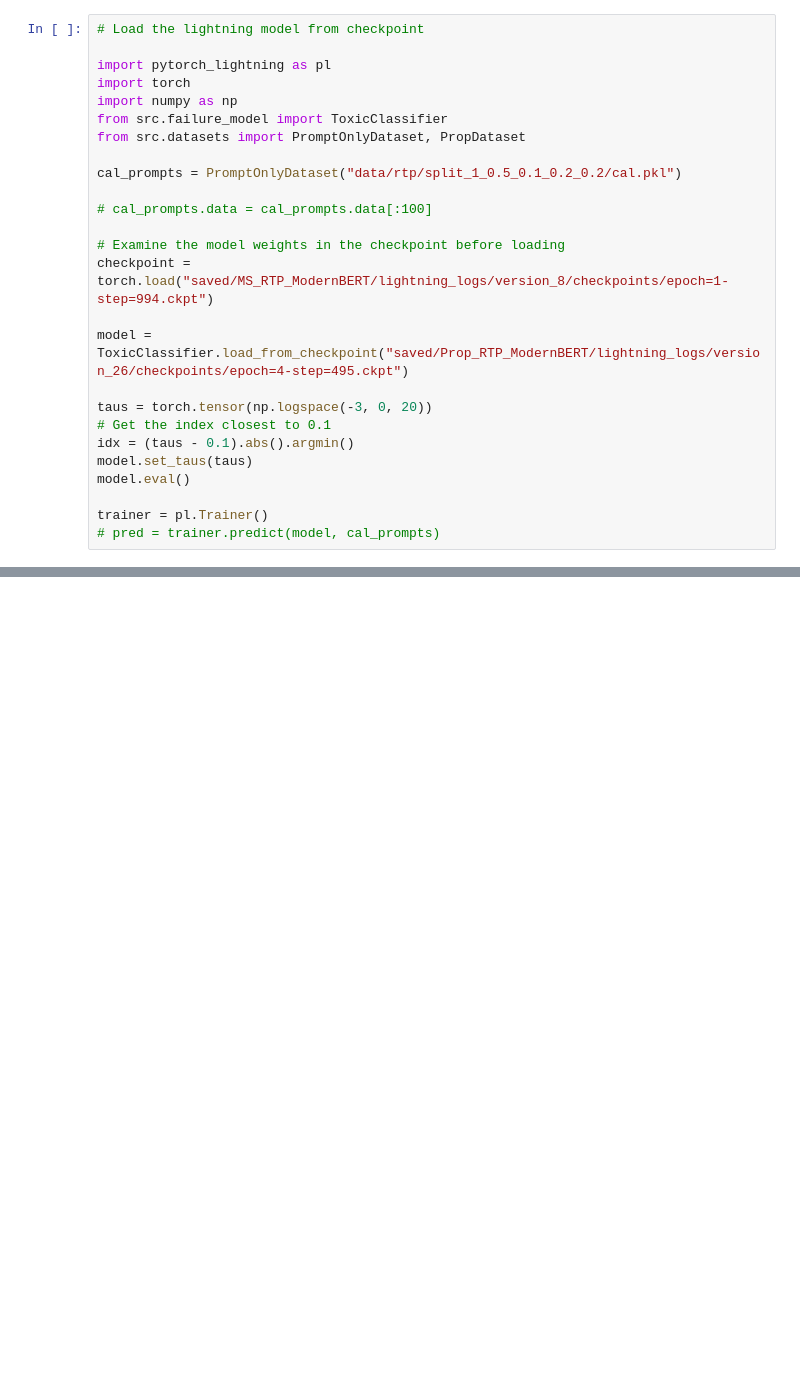
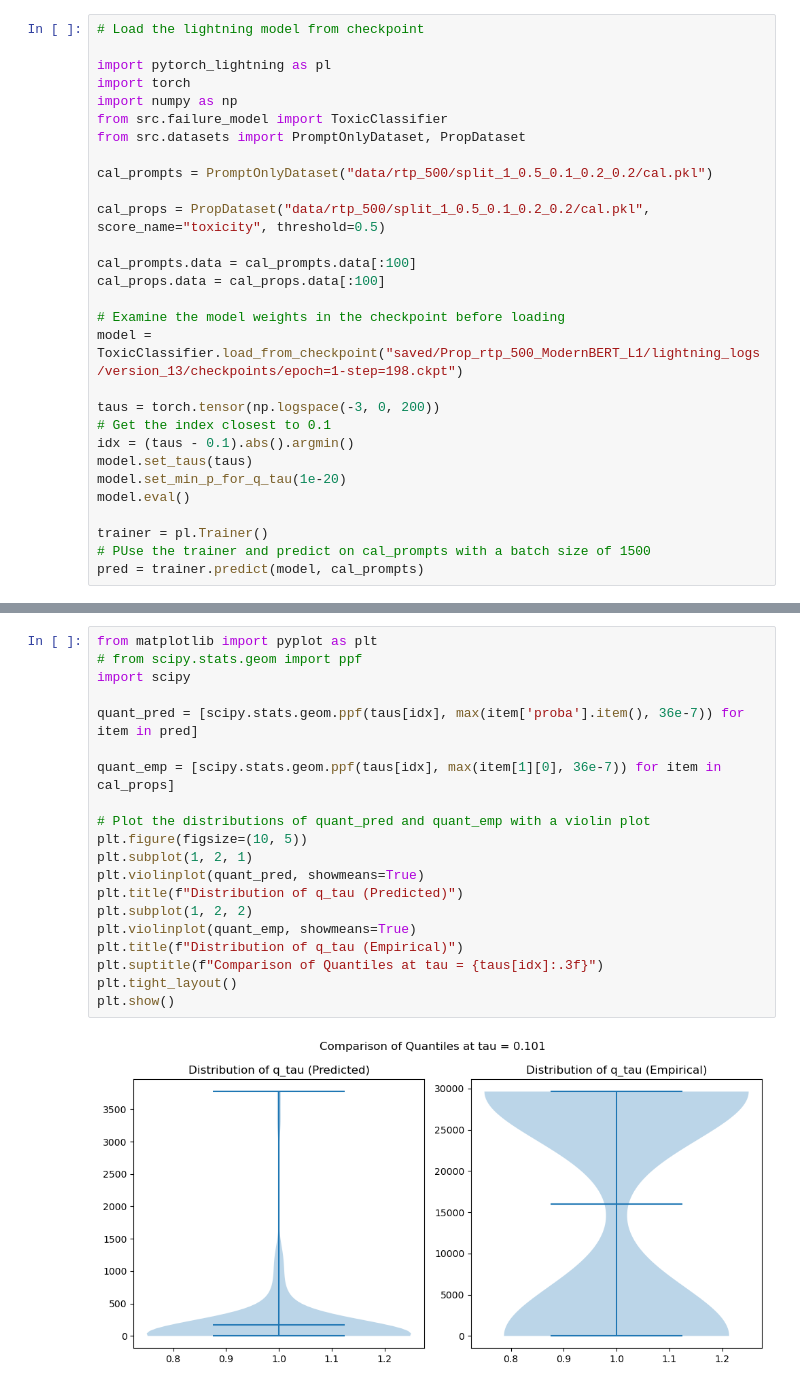
Before and after one commit to giladfrid009/llm-survival, a Jupyter notebook: real_data_conformal.ipynb, the cells around one changed output, grey strips where cells are left out. Drawn from its saved outputs; the diff is of its cells as text; blank space fills up the shorter version.

Commit message:
Added cool visualization of seperability of empirically zero and non-zeo probs

```diff
--- a/real_data_conformal.ipynb
+++ b/real_data_conformal.ipynb
@@ -7,23 +7,26 @@ import numpy as np
 from src.failure_model import ToxicClassifier
 from src.datasets import PromptOnlyDataset, PropDataset
 
-cal_prompts = PromptOnlyDataset("data/rtp/split_1_0.5_0.1_0.2_0.2/cal.pkl")
+cal_prompts = PromptOnlyDataset("data/rtp_500/split_1_0.5_0.1_0.2_0.2/cal.pkl")
 
-# cal_prompts.data = cal_prompts.data[:100]
+cal_props = PropDataset("data/rtp_500/split_1_0.5_0.1_0.2_0.2/cal.pkl", score_name="toxicity", threshold=0.5)
+
+cal_prompts.data = cal_prompts.data[:100]
+cal_props.data = cal_props.data[:100]
 
 # Examine the model weights in the checkpoint before loading
-checkpoint = torch.load("saved/MS_RTP_ModernBERT/lightning_logs/version_8/checkpoints/epoch=1-step=994.ckpt")
+model = ToxicClassifier.load_from_checkpoint("saved/Prop_rtp_500_ModernBERT_L1/lightning_logs/version_13/checkpoints/epoch=1-step=198.ckpt")
 
-model = ToxicClassifier.load_from_checkpoint("saved/Prop_RTP_ModernBERT/lightning_logs/version_26/checkpoints/epoch=4-step=495.ckpt")
-
-taus = torch.tensor(np.logspace(-3, 0, 20))
+taus = torch.tensor(np.logspace(-3, 0, 200))
 # Get the index closest to 0.1
 idx = (taus - 0.1).abs().argmin()
 model.set_taus(taus)
+model.set_min_p_for_q_tau(1e-20)
 model.eval()
 
 trainer = pl.Trainer()
-# pred = trainer.predict(model, cal_prompts)
+# PUse the trainer and predict on cal_prompts with a batch size of 1500
+pred = trainer.predict(model, cal_prompts)
 # %% [output]
 Some weights of ModernBertForSequenceClassification were not initialized from the model checkpoint at answerdotai/ModernBERT-base and are newly initialized: ['classifier.bias', 'classifier.weight']
 You should probably TRAIN this model on a down-stream task to be able to use it for predictions and inference.
@@ -32,0 +40,22 @@ HPU available: False, using: 0 HPUs
+# %%
+from matplotlib import pyplot as plt
+# from scipy.stats.geom import ppf
+import scipy
+
+quant_pred = [scipy.stats.geom.ppf(taus[idx], max(item['proba'].item(), 36e-7)) for item in pred]
+
+quant_emp = [scipy.stats.geom.ppf(taus[idx], max(item[1][0], 36e-7)) for item in cal_props]
+
+# Plot the distributions of quant_pred and quant_emp with a violin plot
+plt.figure(figsize=(10, 5))
+plt.subplot(1, 2, 1)
+plt.violinplot(quant_pred, showmeans=True)
+plt.title(f"Distribution of q_tau (Predicted)")
+plt.subplot(1, 2, 2)
+plt.violinplot(quant_emp, showmeans=True)
+plt.title(f"Distribution of q_tau (Empirical)")
+plt.suptitle(f"Comparison of Quantiles at tau = {taus[idx]:.3f}")
+plt.tight_layout()
+plt.show()
+# %% [output]
+[figure, added]
```
Also changed, not shown: parts of 7 cells of this notebook.
